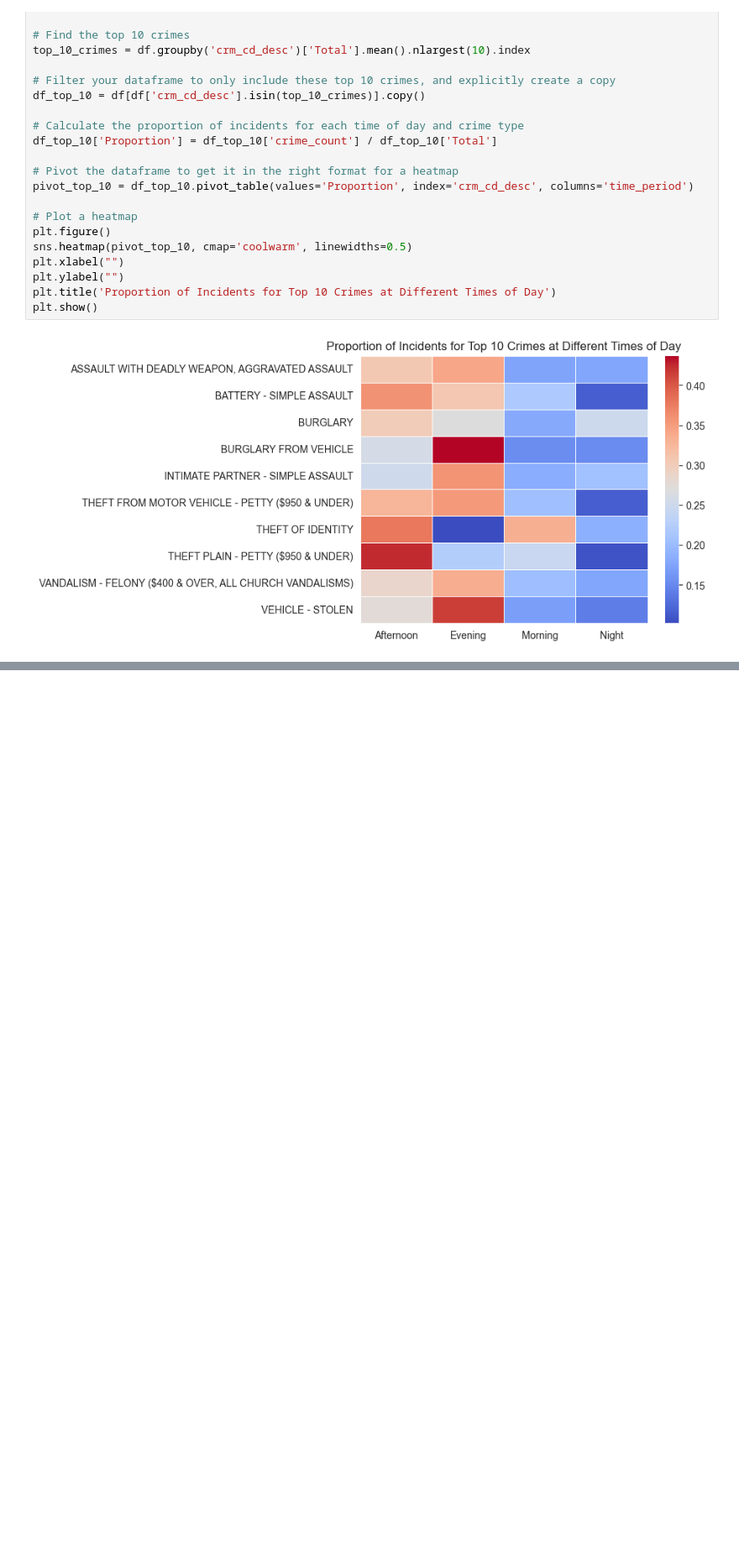
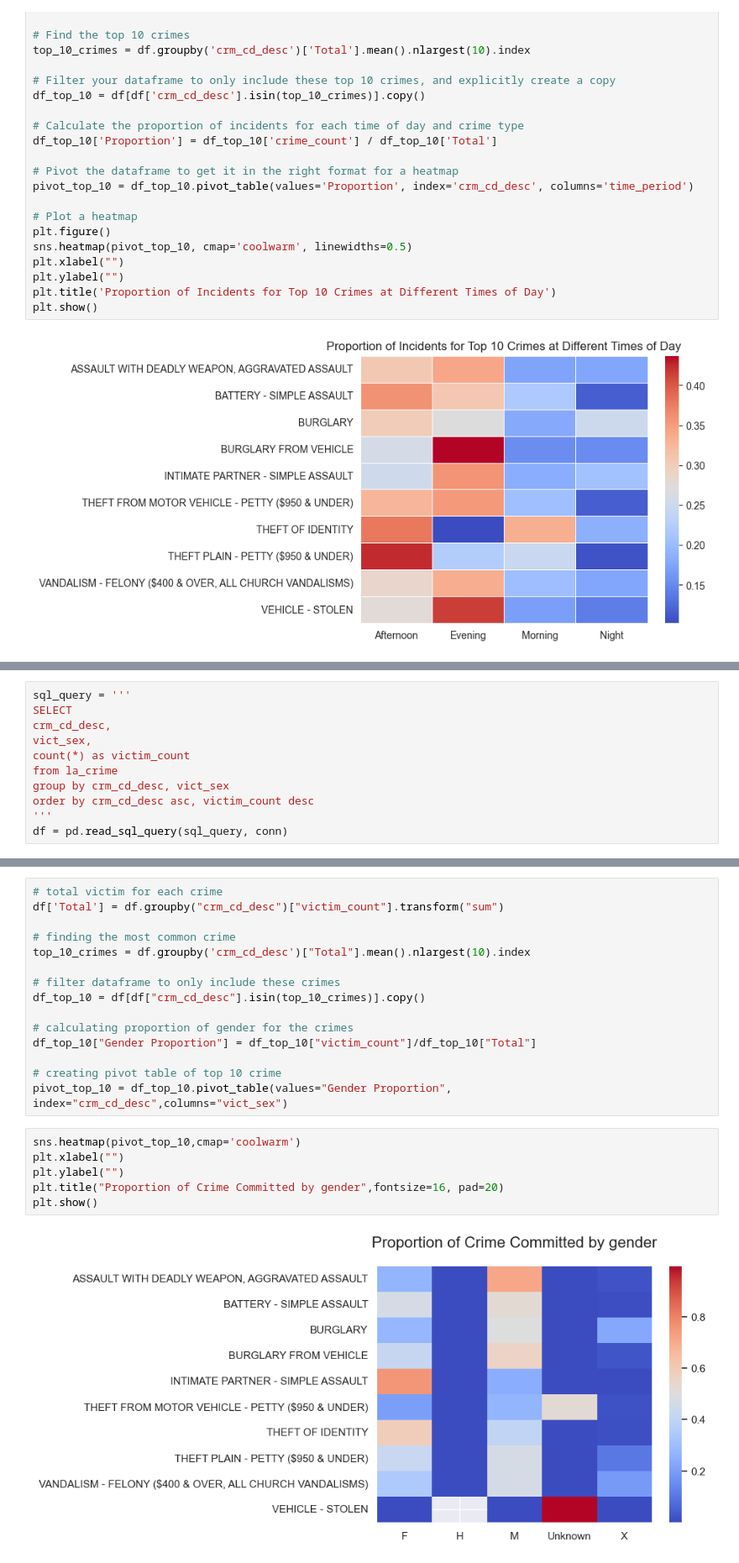
Before and after one commit to niranjanblank/LACrimeDataAnalysis, a Jupyter notebook: visualizations.ipynb, the cells around one changed output, grey strips where cells are left out. Shown at 84% size. Cells and saved outputs as stored; diff of their text form; blank space fills up the shorter version.

```diff
--- a/visualizations.ipynb
+++ b/visualizations.ipynb
@@ -137,0 +202,11 @@ plt.show()
+# %%
+sql_query = '''
+SELECT
+crm_cd_desc,
+vict_sex,
+count(*) as victim_count
+from la_crime
+group by crm_cd_desc, vict_sex
+order by crm_cd_desc asc, victim_count desc
+'''
+df = pd.read_sql_query(sql_query, conn)
@@ -137,0 +229,23 @@ plt.show()
+# %%
+# total victim for each crime
+df['Total'] = df.groupby("crm_cd_desc")["victim_count"].transform("sum")
+
+# finding the most common crime
+top_10_crimes = df.groupby('crm_cd_desc')["Total"].mean().nlargest(10).index
+
+# filter dataframe to only include these crimes
+df_top_10 = df[df["crm_cd_desc"].isin(top_10_crimes)].copy()
+
+# calculating proportion of gender for the crimes
+df_top_10["Gender Proportion"] = df_top_10["victim_count"]/df_top_10["Total"]
+
+# creating pivot table of top 10 crime
+pivot_top_10 = df_top_10.pivot_table(values="Gender Proportion", index="crm_cd_desc",columns="vict_sex")
+# %%
+sns.heatmap(pivot_top_10,cmap='coolwarm')
+plt.xlabel("")
+plt.ylabel("")
+plt.title("Proportion of Crime Committed by gender",fontsize=16, pad=20)
+plt.show()
+# %% [output]
+[figure, added]
```
Also changed, not shown: parts of 41 cells of this notebook, 1 other file.
